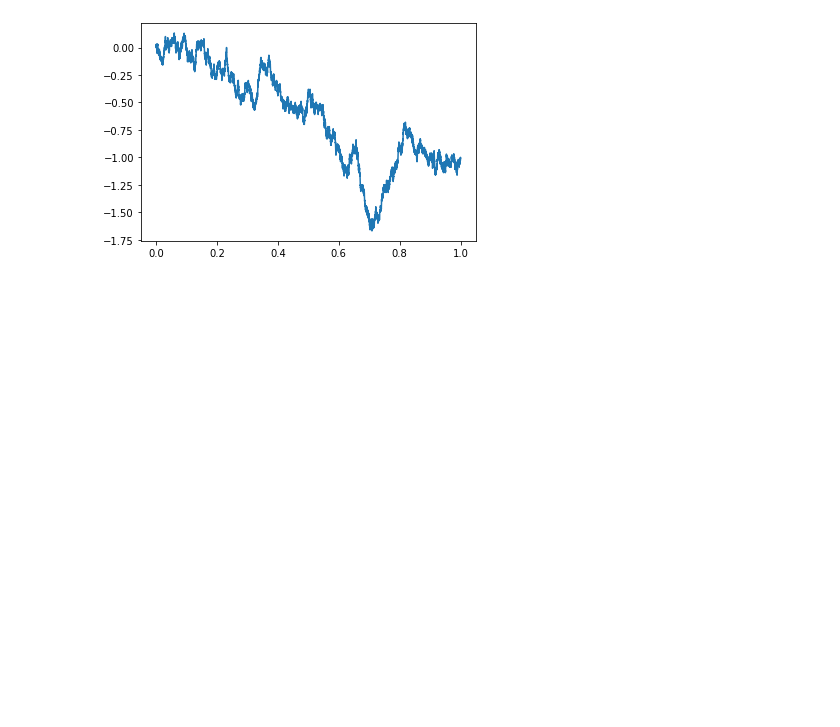
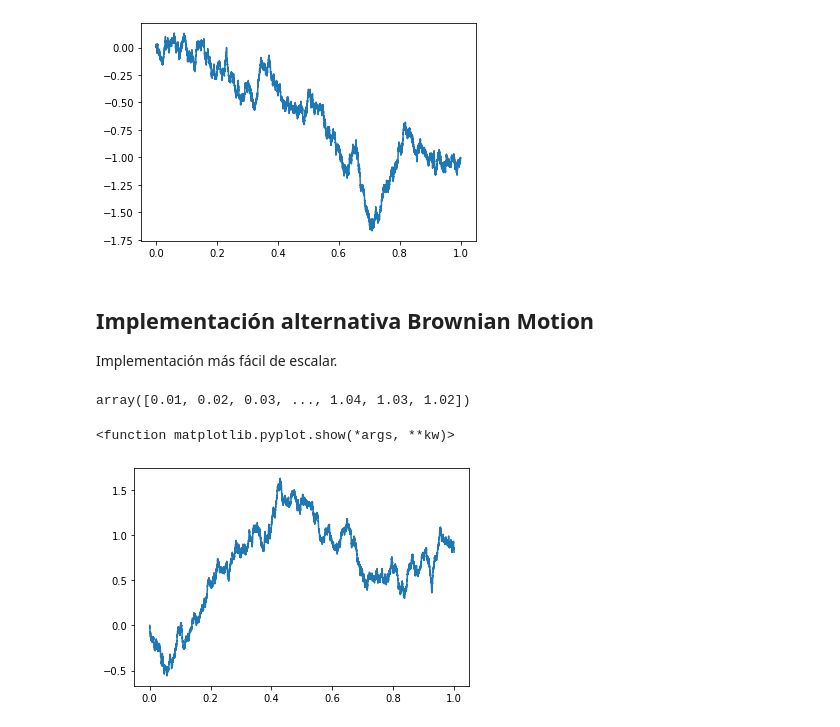
Before and after one commit to DRRguez/DRRguez, a Jupyter notebook: session2_20_08_2022.ipynb, the cells around one changed output. Drawn from its saved outputs; the diff is of its cells as text; code cells hidden in the pictures; blank space fills up the shorter version.

```diff
--- a/session2_20_08_2022.ipynb
+++ b/session2_20_08_2022.ipynb
@@ -79,3 +79,37 @@ plt.show
 # %% [output]
 <function matplotlib.pyplot.show(*args, **kw)>
 [figure]
+# %% [markdown]
+## Implementación alternativa Brownian Motion
+
+Implementación más fácil de escalar.
+# %%
+db = np.random.choice([1,-1], size=10000)*1/np.sqrt(10000)
+np.cumsum(db)
+# %% [output]
+array([0.01, 0.02, 0.03, ..., 1.04, 1.03, 1.02])
+# %%
+# init parameters
+n = 10000
+
+# Warning
+if n < 30:
+  print('Warning! The number of steps is too small')
+
+# Vector with displacements
+dB = np.random.choice([1,-1], size=n-1)*1/np.sqrt(n)
+
+# Init Brownian Walker
+bw = np.zeros(shape=(1,))
+
+# Generate trajectory by accumulation displacement
+bw = np.concatenate((bw,np.cumsum(dB)))
+# %%
+#Plot Brownian trajectory
+times = np.linspace(0,1,n)
+
+plt.plot(times,bw)
+plt.show
+# %% [output]
+<function matplotlib.pyplot.show(*args, **kw)>
+[figure, added]
```
